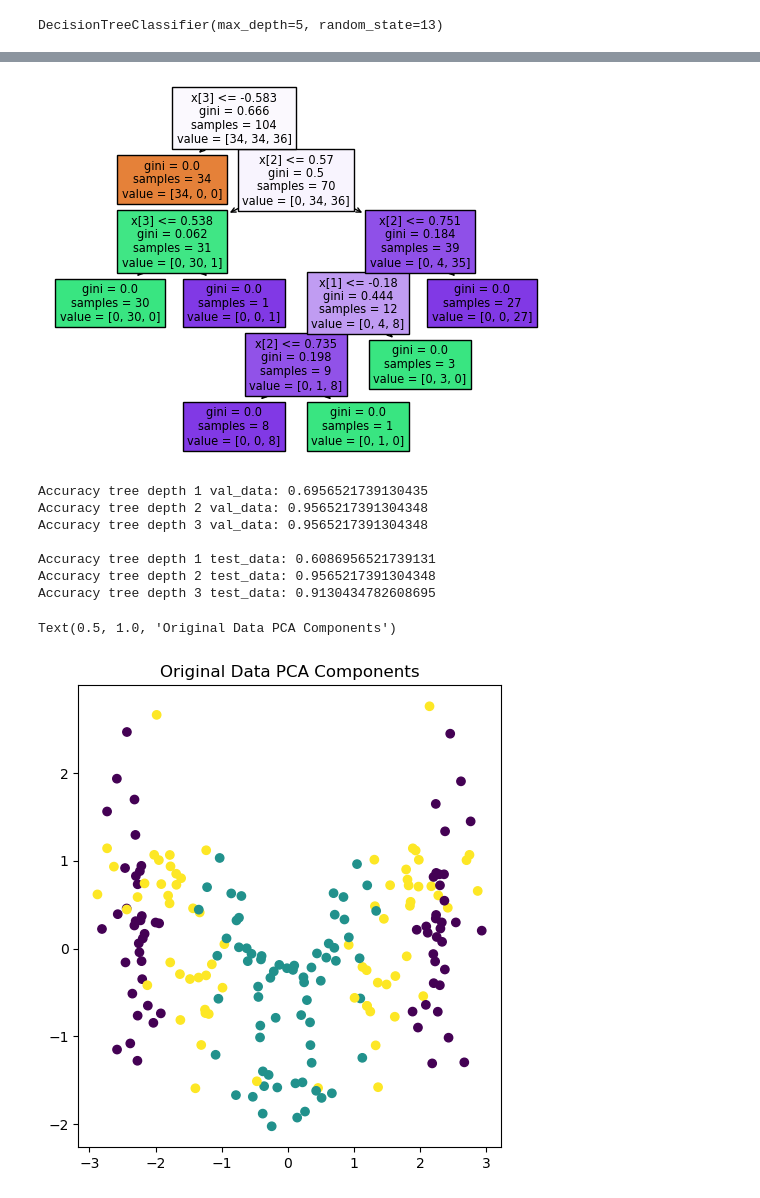
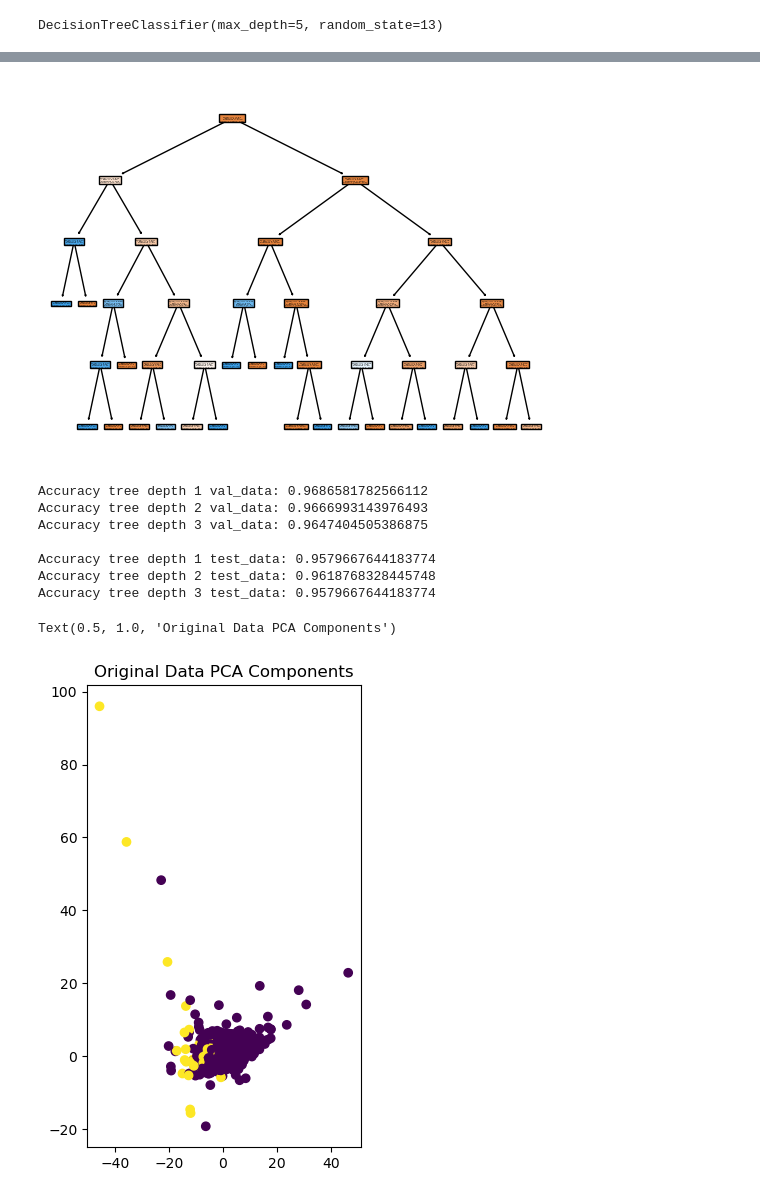
Before and after one commit to maximka608/Machine-Learning, a Jupyter notebook: lab2.ipynb, the cells around one changed output, grey strips where cells are left out. Saved outputs shown, nothing was run; the diff lists cells and outputs as text; code cells hidden in the pictures.

```diff
--- a/lab2.ipynb
+++ b/lab2.ipynb
@@ -14,17 +14,12 @@ from sklearn.decomposition import PCA
 import seaborn as sns
 from sklearn.preprocessing import LabelEncoder
 # %%
-# dataset = pd.read_csv("data.csv")
-# dataset.columns = [c.strip().replace(' ', '_') for c in dataset.columns]
+dataset = pd.read_csv("data.csv")
+dataset.columns = [c.strip().replace(' ', '_') for c in dataset.columns]
 
-# X = dataset.drop('Bankrupt?', axis=1)
-# X = dataset.drop('Net_Income_Flag', axis=1)
-# Y = dataset['Bankrupt?']
-
-df = sns.load_dataset('iris')
-print(df.info)
-X = df.drop('species', axis = 1)
-Y = df['species']
+X = dataset.drop('Bankrupt?', axis=1)
+X = X.drop('Net_Income_Flag', axis=1)
+Y = dataset['Bankrupt?']
 
 x_train, x_test, y_train, y_test = train_test_split(X, Y, test_size = 0.15, random_state = 42)
 x_train, x_val, y_train, y_val = train_test_split(x_train, y_train, test_size = 0.176, random_state = 42)
@@ -153,7 +133,7 @@ plt.show()
 plot_tree(tree3_noisy, filled = True)
 plt.show()
 # %% [output]
-[figure, old version]
+[figure, new version]
 # %%
 predicted1 = tree1_noisy.predict(x_val)
 accuracy1 = accuracy_score(predicted1, y_val)
@@ -180,13 +160,13 @@ predicted3 = tree3_noisy.predict(x_test)
 accuracy3 = accuracy_score(predicted3, y_test)
 print(f'Accuracy tree depth 3 test_data: {accuracy3}')
 # %% [output]
-Accuracy tree depth 1 val_data: 0.6956521739130435
-Accuracy tree depth 2 val_data: 0.9565217391304348
-Accuracy tree depth 3 val_data: 0.9565217391304348
+Accuracy tree depth 1 val_data: 0.9686581782566112
+Accuracy tree depth 2 val_data: 0.9666993143976493
+Accuracy tree depth 3 val_data: 0.9647404505386875
 
-Accuracy tree depth 1 test_data: 0.6086956521739131
-Accuracy tree depth 2 test_data: 0.9565217391304348
-Accuracy tree depth 3 test_data: 0.9130434782608695
+Accuracy tree depth 1 test_data: 0.9579667644183774
+Accuracy tree depth 2 test_data: 0.9618768328445748
+Accuracy tree depth 3 test_data: 0.9579667644183774
 # %%
 pca = PCA(n_components=2)
 x_train_pca = pca.fit_transform(x_train)
@@ -196,15 +176,11 @@ x_train_noisy_pca = pca_noisy.fit_transform(x_train_noisy)
 # %%
 label = LabelEncoder()
 y_label = label.fit_transform(y_train)
 plt.figure(figsize=(12, 6))
 
-plt.subplot(1, 2, 1)
+plt.subplot(1, 3, 1)
 plt.scatter(x_train_pca[:, 0], x_train_pca[:, 1], c=y_label)
 plt.title('Original Data PCA Components')
-
-plt.subplot(1, 2, 1)
-plt.scatter(x_train_noisy_pca[:, 0], x_train_noisy_pca[:, 1], c=y_label)
-plt.title('Original Data PCA Components')
 # %% [output]
 Text(0.5, 1.0, 'Original Data PCA Components')
-[figure, old version]
+[figure, new version]
```
Also changed, not shown: parts of 10 cells of this notebook.
